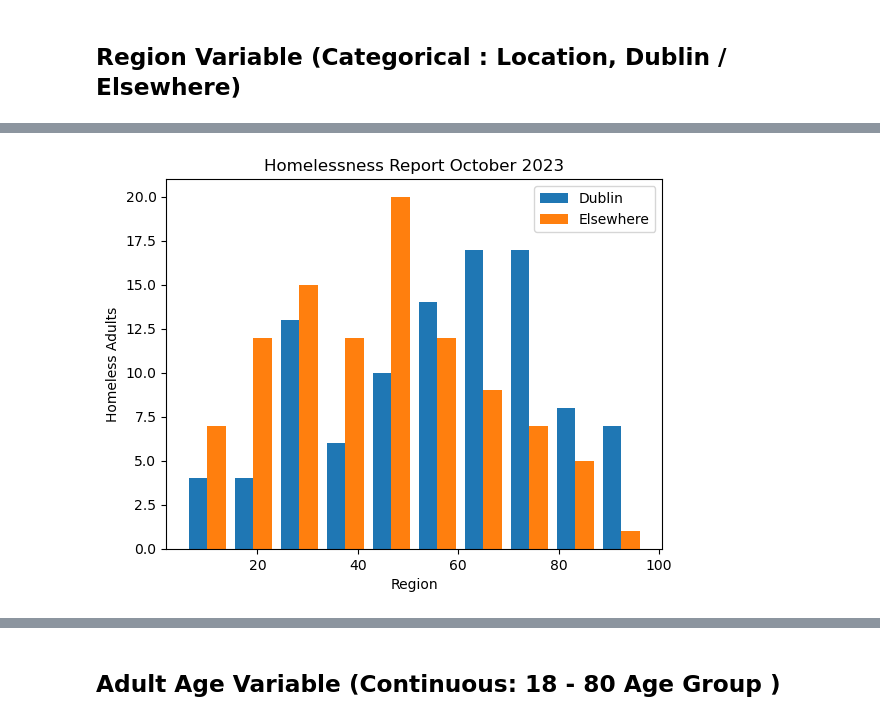
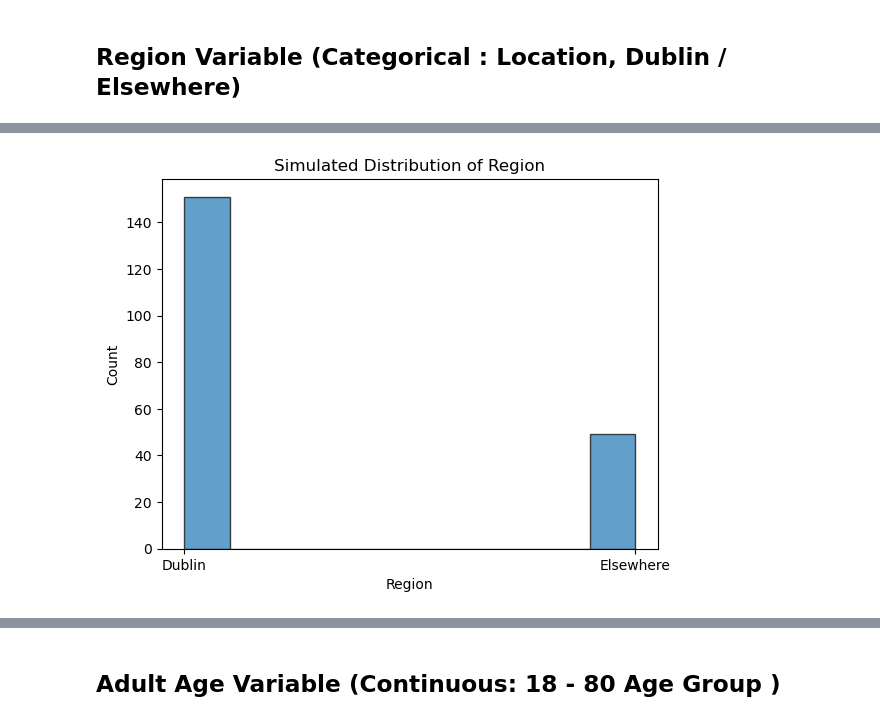
Before and after one commit to Sarahlouhast/PDA_Assignment, a Jupyter notebook: PfDA_Assignment.ipynb, the cells around one changed output, grey strips where cells are left out. Drawn from its saved outputs; the diff is of its cells as text; code cells hidden in the pictures.

```diff
--- a/PfDA_Assignment.ipynb
+++ b/PfDA_Assignment.ipynb
@@ -189,10 +155,15 @@ array([49., 12., 67., 19., 30., 26., 81., 63., 13., 46.,  7., 66., 54.,
 # %%
-plt.hist([Reg1,Reg2], label=['Dublin', 'Elsewhere'])
-plt.legend()
-plt.ylabel('Homeless Adults')
+# Set the seed for consistent result
+np.random.seed(0)
+
+# Simulate data for 200 individuals with 72% for Dublin and 28% for Elsewhere
+region = np.random.choice(['Dublin', 'Elsewhere'], size=200, p=[0.72, 0.28])
+
+# Visualize the distribution of Region
+plt.hist(region, edgecolor='black', alpha=0.7)
 plt.xlabel('Region')
-plt.title('Homelessness Report October 2023')
-
+plt.ylabel('Count')
+plt.title('Simulated Distribution of Region')
 plt.show()
 # %% [output]
-[figure, old version]
+[figure, new version]
```
Also changed, not shown: parts of 61 cells of this notebook, 5 other files.
